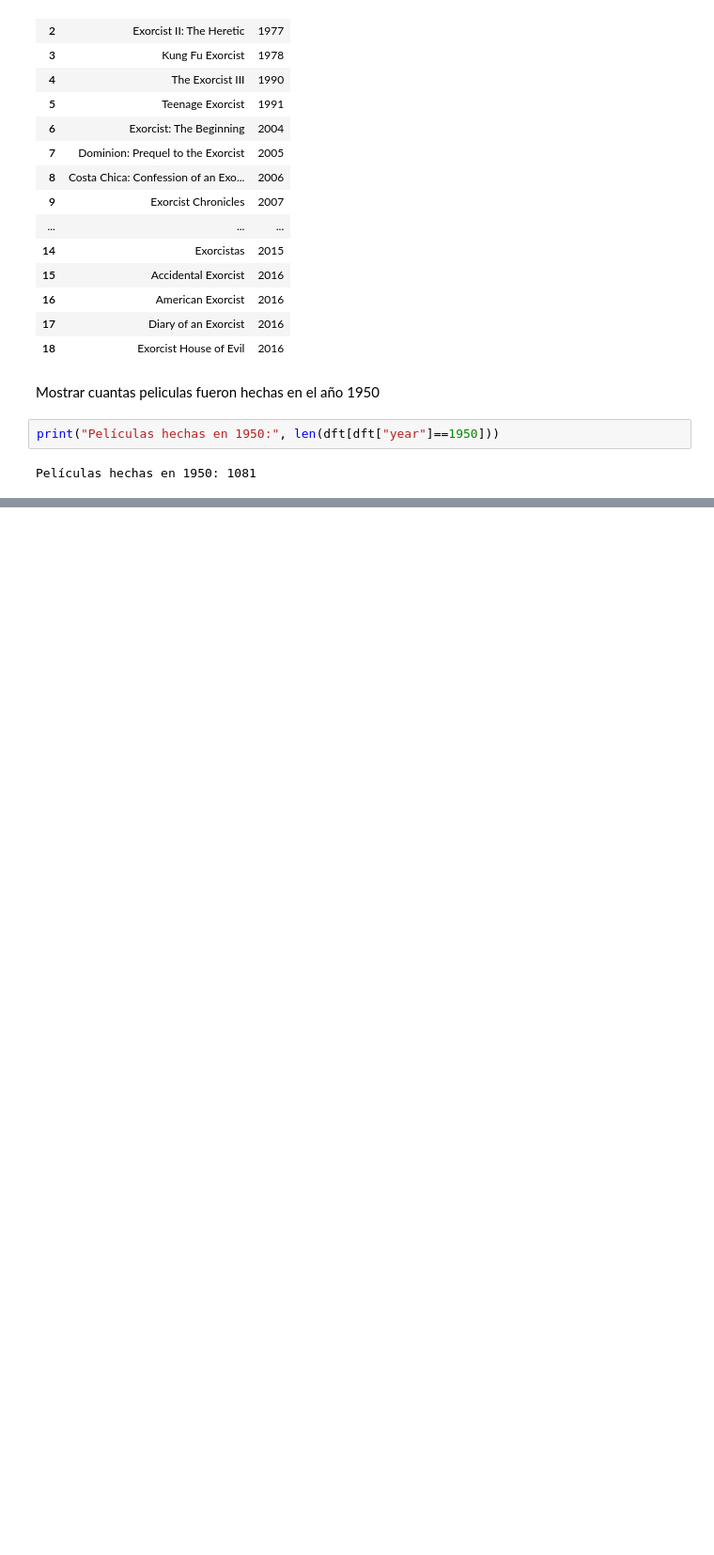
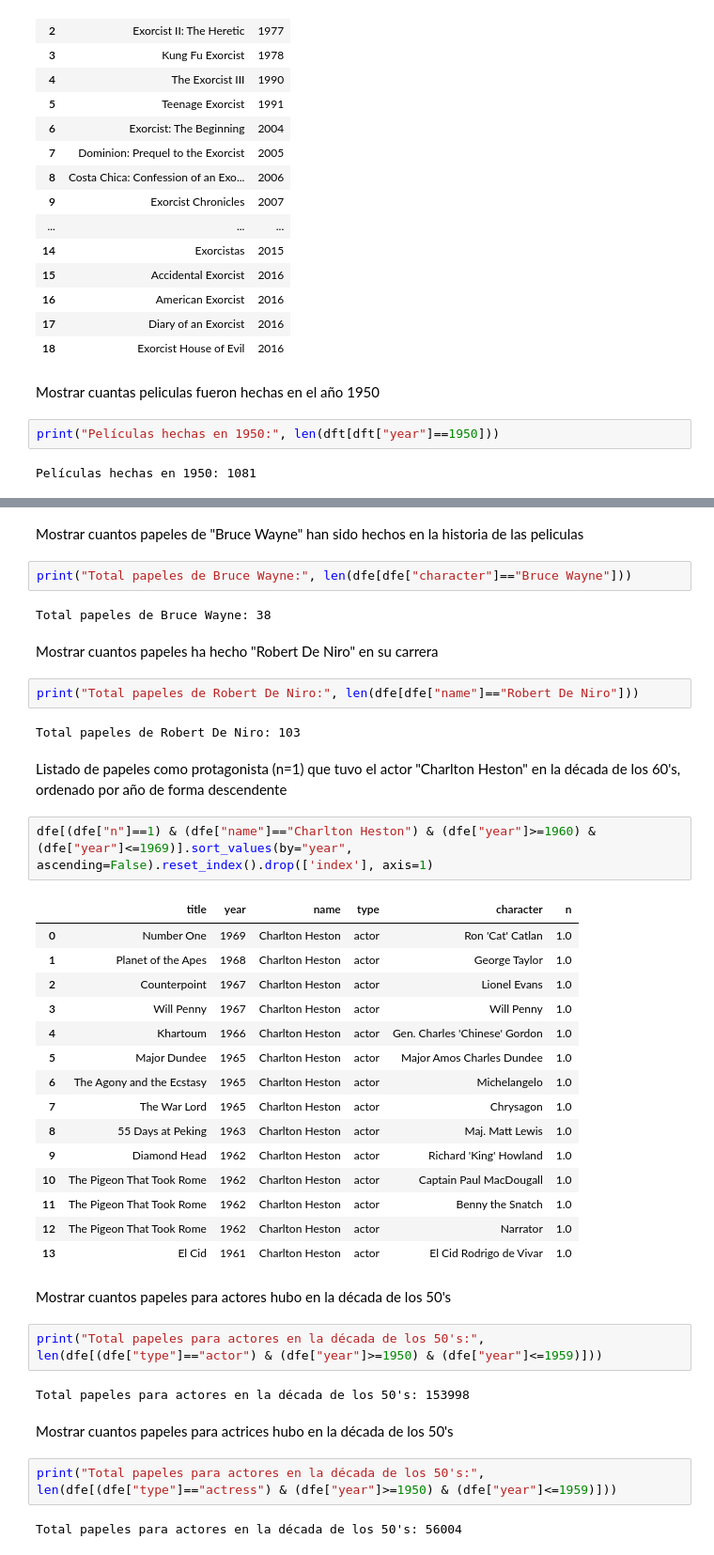
Before and after one commit to Humbertico04/M4_humberto_perezdelablanca_osta, a Jupyter notebook: 1.ipynb, the cells around one changed output, grey strips where cells are left out. Shown at 94% size. Saved outputs shown, nothing was run; the diff lists cells and outputs as text; blank space fills up the shorter version.

```diff
--- a/1.ipynb
+++ b/1.ipynb
@@ -135,0 +188,44 @@ Películas hechas en 1950: 1081
+# %% [markdown]
+Mostrar cuantos papeles de "Bruce Wayne" han sido hechos en la historia de las peliculas
+# %%
+print("Total papeles de Bruce Wayne:", len(dfe[dfe["character"]=="Bruce Wayne"]))
+# %% [output]
+Total papeles de Bruce Wayne: 38
+# %% [markdown]
+Mostrar cuantos papeles ha hecho "Robert De Niro" en su carrera
+# %%
+print("Total papeles de Robert De Niro:", len(dfe[dfe["name"]=="Robert De Niro"]))
+# %% [output]
+Total papeles de Robert De Niro: 103
+# %% [markdown]
+Listado de papeles como protagonista (n=1) que tuvo el actor "Charlton Heston" en la década de los 60's, ordenado por año de forma descendente
+# %%
+dfe[(dfe["n"]==1) & (dfe["name"]=="Charlton Heston") & (dfe["year"]>=1960) & (dfe["year"]<=1969)].sort_values(by="year", ascending=False).reset_index().drop(['index'], axis=1)
+# %% [output]
+|  | title | year | name | type | character | n |
+| 0 | Number One | 1969 | Charlton Heston | actor | Ron 'Cat' Catlan | 1.0 |
+| 1 | Planet of the Apes | 1968 | Charlton Heston | actor | George Taylor | 1.0 |
+| 2 | Counterpoint | 1967 | Charlton Heston | actor | Lionel Evans | 1.0 |
+| 3 | Will Penny | 1967 | Charlton Heston | actor | Will Penny | 1.0 |
+| 4 | Khartoum | 1966 | Charlton Heston | actor | Gen. Charles 'Chinese' Gordon | 1.0 |
+| 5 | Major Dundee | 1965 | Charlton Heston | actor | Major Amos Charles Dundee | 1.0 |
+| 6 | The Agony and the Ecstasy | 1965 | Charlton Heston | actor | Michelangelo | 1.0 |
+| 7 | The War Lord | 1965 | Charlton Heston | actor | Chrysagon | 1.0 |
+| 8 | 55 Days at Peking | 1963 | Charlton Heston | actor | Maj. Matt Lewis | 1.0 |
+| 9 | Diamond Head | 1962 | Charlton Heston | actor | Richard 'King' Howland | 1.0 |
+| 10 | The Pigeon That Took Rome | 1962 | Charlton Heston | actor | Captain Paul MacDougall | 1.0 |
+| 11 | The Pigeon That Took Rome | 1962 | Charlton Heston | actor | Benny the Snatch | 1.0 |
+| 12 | The Pigeon That Took Rome | 1962 | Charlton Heston | actor | Narrator | 1.0 |
+| 13 | El Cid | 1961 | Charlton Heston | actor | El Cid Rodrigo de Vivar | 1.0 |
+# %% [markdown]
+Mostrar cuantos papeles para actores hubo en la década de los 50's
+# %%
+print("Total papeles para actores en la década de los 50's:", len(dfe[(dfe["type"]=="actor") & (dfe["year"]>=1950) & (dfe["year"]<=1959)]))
+# %% [output]
+Total papeles para actores en la década de los 50's: 153998
+# %% [markdown]
+Mostrar cuantos papeles para actrices hubo en la década de los 50's
+# %%
+print("Total papeles para actores en la década de los 50's:", len(dfe[(dfe["type"]=="actress") & (dfe["year"]>=1950) & (dfe["year"]<=1959)]))
+# %% [output]
+Total papeles para actores en la década de los 50's: 56004
```
Also changed, not shown: parts of 6 cells of this notebook, 1 other file.
